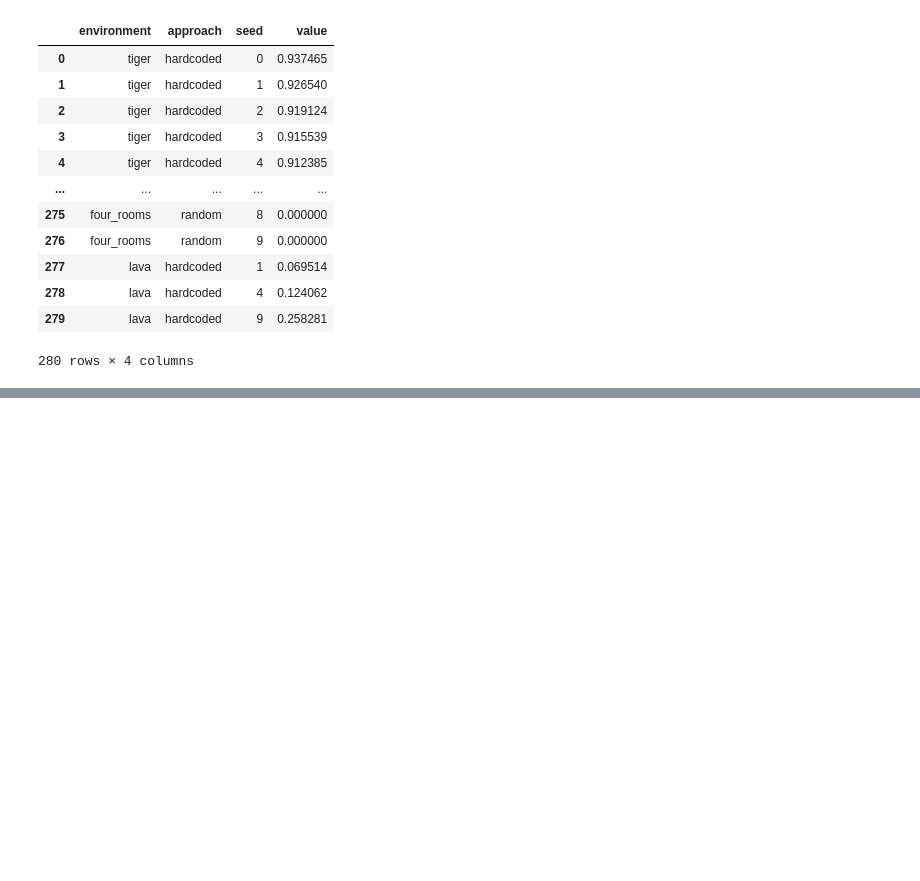
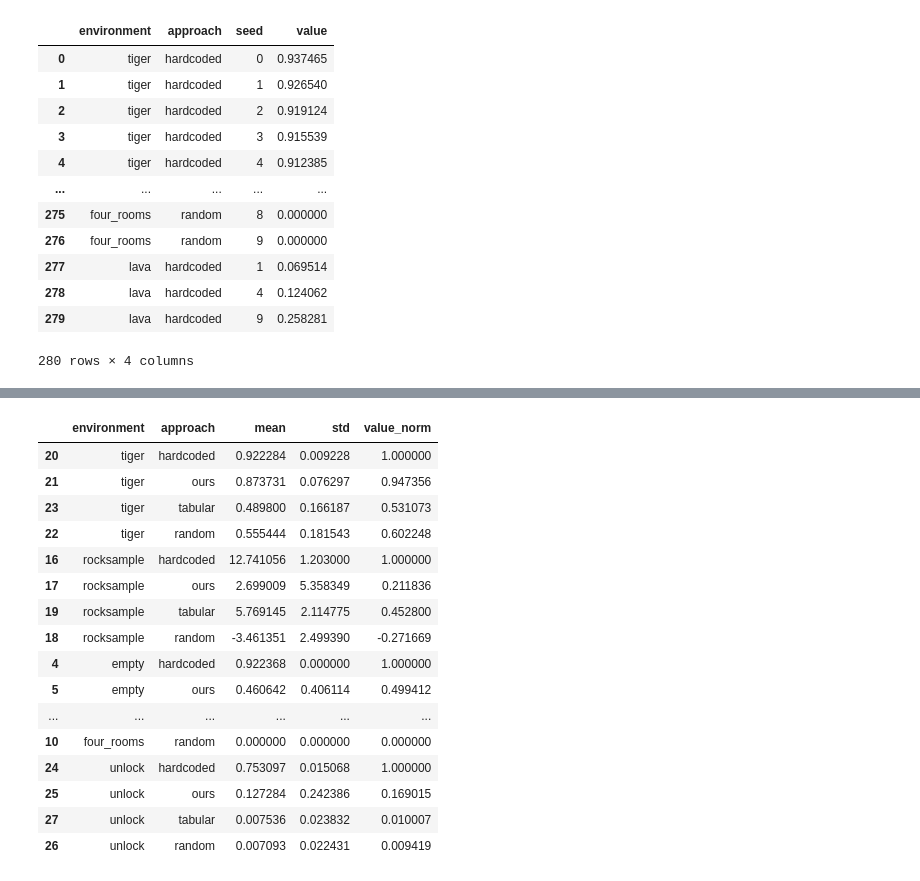
Before and after one commit to lancelotdacosta/pomdp_coder, a Jupyter notebook: outputs/process_outputs/get_full_plot.ipynb, the cells around one changed output, grey strips where cells are left out. Cells and saved outputs as stored; diff of their text form; code cells hidden in the pictures; blank space fills up the shorter version.

```diff
--- a/outputs/process_outputs/get_full_plot.ipynb
+++ b/outputs/process_outputs/get_full_plot.ipynb
@@ -51 +87,26 @@ ax.bar(df_plot[df_plot['environment'] == 'tiger']['approach'], df_plot[df_plot['
+# %%
+envs = ["tiger", "rocksample", "empty", "corners", "lava", "four_rooms", "unlock"]
+approaches = ["hardcoded", "ours", "tabular", "random"]
+df_plot["environment"] = pd.Categorical(df_plot["environment"], categories=envs, ordered=True)
+df_plot["approach"] = pd.Categorical(df_plot["approach"], categories=approaches, ordered=True)
+df_plot = df_plot.sort_values(["environment", "approach"])
+df_plot
+# %% [output]
+|  | environment | approach | mean | std | value_norm |
+| 20 | tiger | hardcoded | 0.922284 | 0.009228 | 1.000000 |
+| 21 | tiger | ours | 0.873731 | 0.076297 | 0.947356 |
+| 23 | tiger | tabular | 0.489800 | 0.166187 | 0.531073 |
+| 22 | tiger | random | 0.555444 | 0.181543 | 0.602248 |
+| 16 | rocksample | hardcoded | 12.741056 | 1.203000 | 1.000000 |
+| 17 | rocksample | ours | 2.699009 | 5.358349 | 0.211836 |
+| 19 | rocksample | tabular | 5.769145 | 2.114775 | 0.452800 |
+| 18 | rocksample | random | -3.461351 | 2.499390 | -0.271669 |
+| 4 | empty | hardcoded | 0.922368 | 0.000000 | 1.000000 |
+| 5 | empty | ours | 0.460642 | 0.406114 | 0.499412 |
+| ... | ... | ... | ... | ... | ... |
+| 10 | four_rooms | random | 0.000000 | 0.000000 | 0.000000 |
+| 24 | unlock | hardcoded | 0.753097 | 0.015068 | 1.000000 |
+| 25 | unlock | ours | 0.127284 | 0.242386 | 0.169015 |
+| 27 | unlock | tabular | 0.007536 | 0.023832 | 0.010007 |
+| 26 | unlock | random | 0.007093 | 0.022431 | 0.009419 |
 # %%
```
Also changed, not shown: parts of 4 cells of this notebook, 2 other files.
